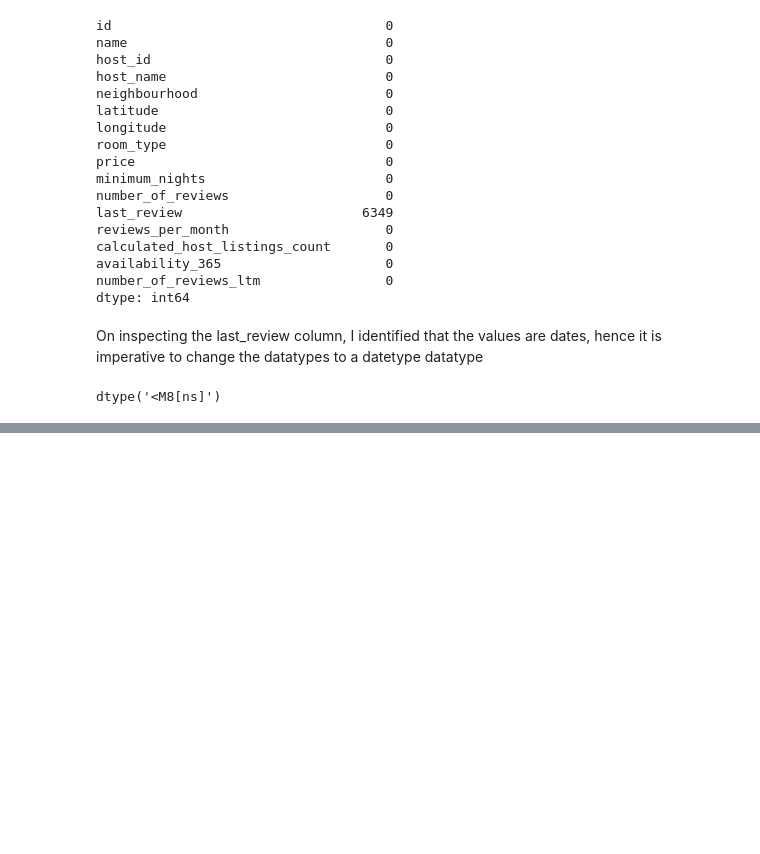
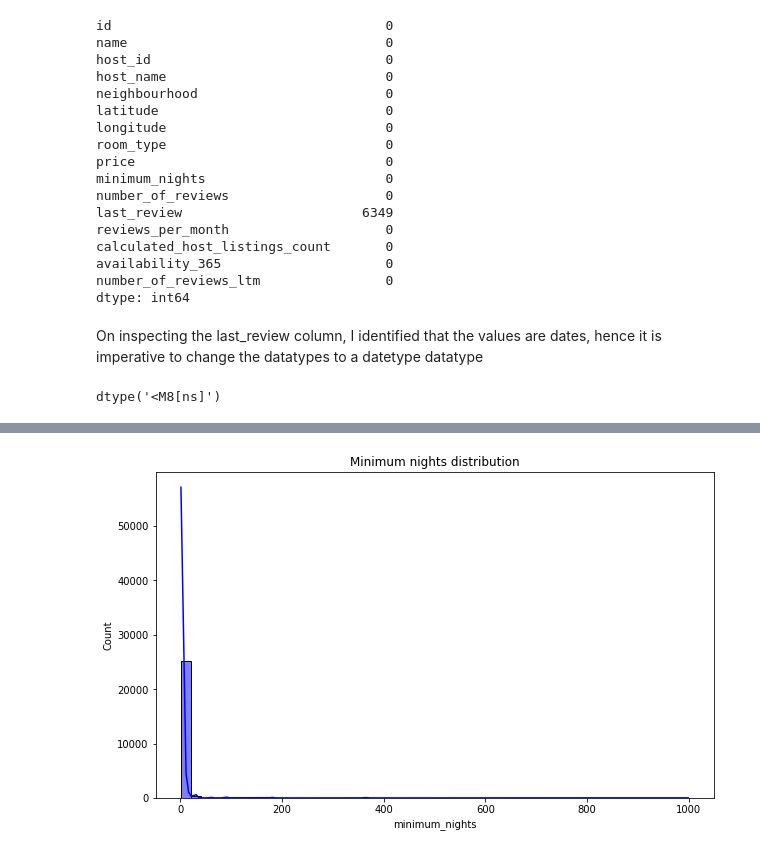
Before and after one commit to wambuiGicheha/Airbnb, a Jupyter notebook: index.ipynb, the cells around one changed output, grey strips where cells are left out. Saved outputs shown, nothing was run; the diff lists cells and outputs as text; code cells hidden in the pictures; blank space fills up the shorter version.

```diff
--- a/index.ipynb
+++ b/index.ipynb
@@ -189,0 +315,8 @@ houses.head(3)
+# %%
+#minimum nights
+plt.figure(figsize=(10, 6))
+sns.histplot(houses['minimum_nights'], kde=True,bins=50, color='blue')
+plt.title('Minimum nights distribution')
+plt.show()
+# %% [output]
+[figure, added]
```
Also changed, not shown: parts of 24 cells of this notebook.
